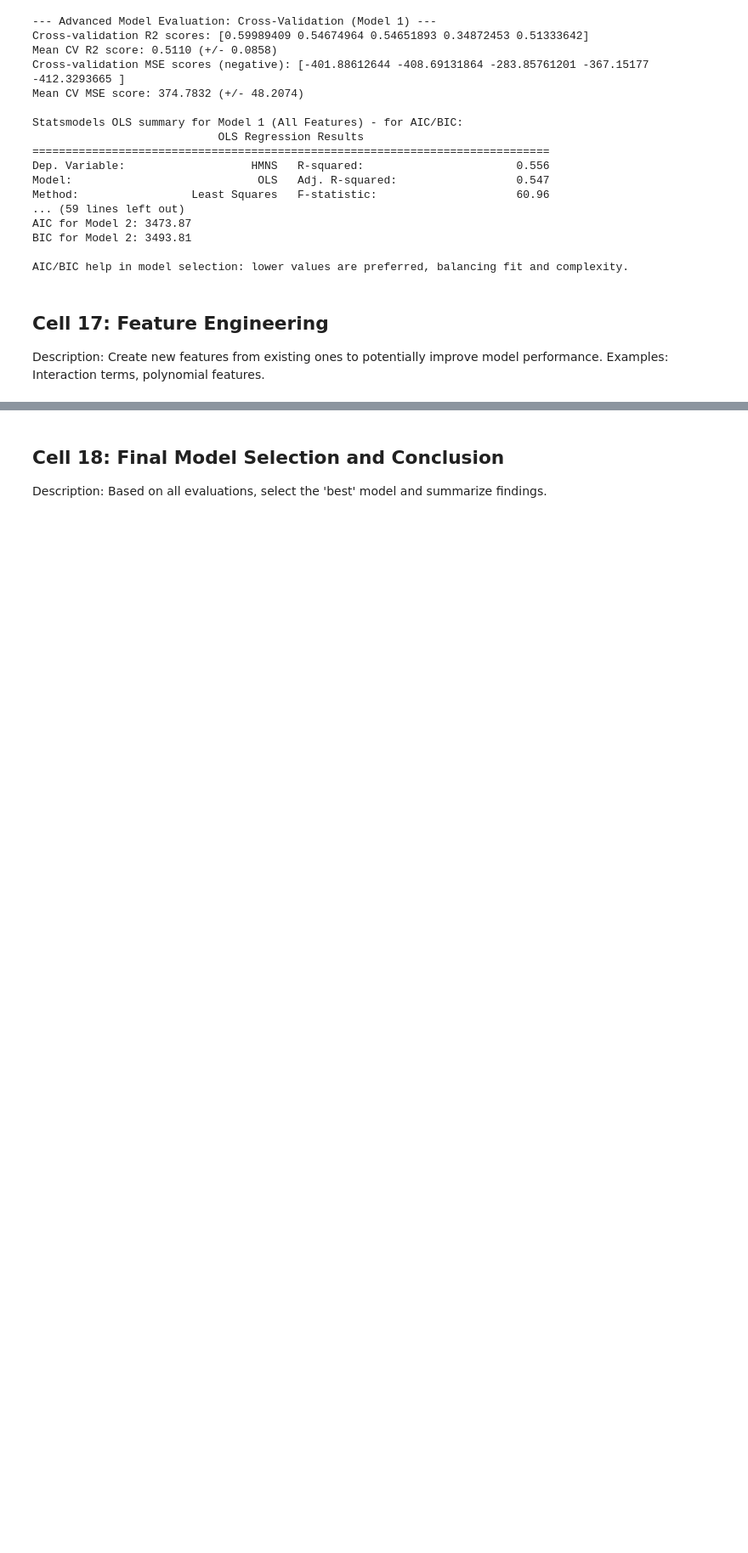
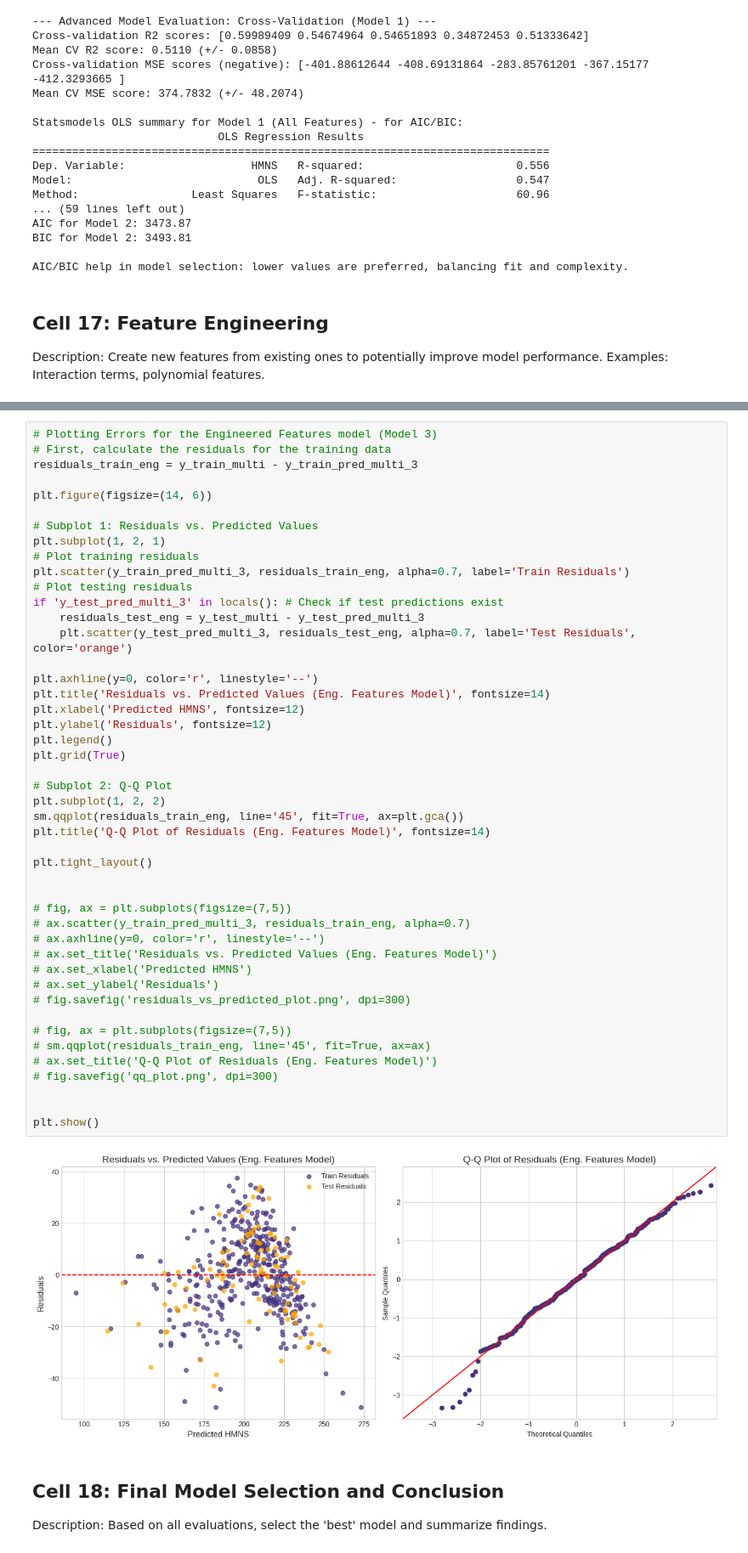
Before and after one commit to GyuoMi/dae_project-gorilla_tug_of_war, a Jupyter notebook: gorillaz.ipynb, the cells around one changed output, grey strips where cells are left out. Shown at 85% size. Cells and saved outputs as stored; diff of their text form; blank space fills up the shorter version.

```diff
--- a/gorillaz.ipynb
+++ b/gorillaz.ipynb
@@ -919,3 +938,51 @@ Processed training data with engineered features (first 5 rows):
+# %%
+# Plotting Errors for the Engineered Features model (Model 3)
+# First, calculate the residuals for the training data
+residuals_train_eng = y_train_multi - y_train_pred_multi_3
+
+plt.figure(figsize=(14, 6))
+
+# Subplot 1: Residuals vs. Predicted Values
+plt.subplot(1, 2, 1)
+# Plot training residuals
+plt.scatter(y_train_pred_multi_3, residuals_train_eng, alpha=0.7, label='Train Residuals')
+# Plot testing residuals
+if 'y_test_pred_multi_3' in locals(): # Check if test predictions exist
+    residuals_test_eng = y_test_multi - y_test_pred_multi_3
+    plt.scatter(y_test_pred_multi_3, residuals_test_eng, alpha=0.7, label='Test Residuals', color='orange')
+
+plt.axhline(y=0, color='r', linestyle='--')
+plt.title('Residuals vs. Predicted Values (Eng. Features Model)', fontsize=14)
+plt.xlabel('Predicted HMNS', fontsize=12)
+plt.ylabel('Residuals', fontsize=12)
+plt.legend()
+plt.grid(True)
+
+# Subplot 2: Q-Q Plot
+plt.subplot(1, 2, 2)
+sm.qqplot(residuals_train_eng, line='45', fit=True, ax=plt.gca())
+plt.title('Q-Q Plot of Residuals (Eng. Features Model)', fontsize=14)
+
+plt.tight_layout()
+
+
+# fig, ax = plt.subplots(figsize=(7,5))
+# ax.scatter(y_train_pred_multi_3, residuals_train_eng, alpha=0.7)
+# ax.axhline(y=0, color='r', linestyle='--')
+# ax.set_title('Residuals vs. Predicted Values (Eng. Features Model)')
+# ax.set_xlabel('Predicted HMNS')
+# ax.set_ylabel('Residuals')
+# fig.savefig('residuals_vs_predicted_plot.png', dpi=300)
+
+# fig, ax = plt.subplots(figsize=(7,5))
+# sm.qqplot(residuals_train_eng, line='45', fit=True, ax=ax)
+# ax.set_title('Q-Q Plot of Residuals (Eng. Features Model)')
+# fig.savefig('qq_plot.png', dpi=300)
+
+
+plt.show()
+# %% [output]
+[figure, added]
 # %% [markdown]
 ## Cell 18: Final Model Selection and Conclusion
 Description: Based on all evaluations, select the 'best' model and summarize findings.
```
Also changed, not shown: parts of 2 cells of this notebook.
